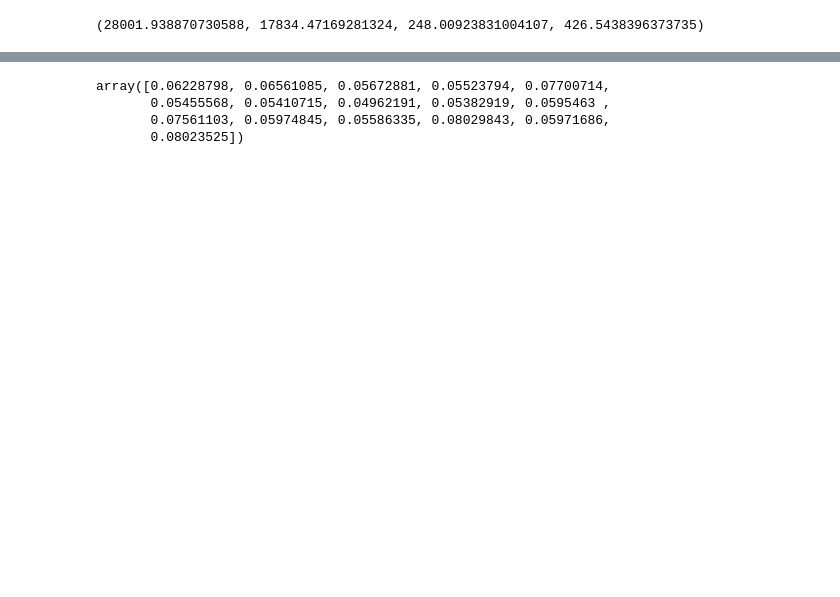
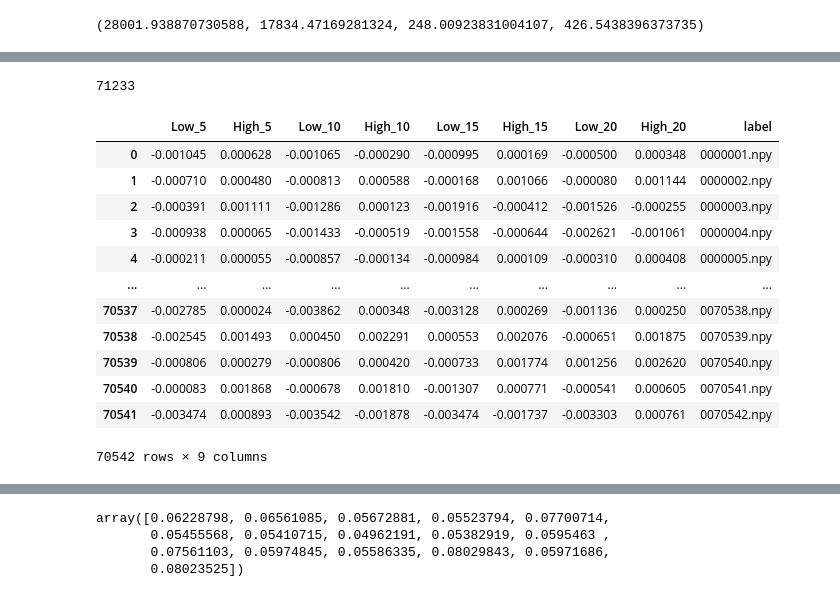
Before and after one commit to romantic-brutalist/hilbertCNN, a Jupyter notebook: dataprep.ipynb, the cells around one changed output, grey strips where cells are left out. Drawn from its saved outputs; the diff is of its cells as text; code cells hidden in the pictures; blank space fills up the shorter version.

```diff
--- a/dataprep.ipynb
+++ b/dataprep.ipynb
@@ -158,0 +212,4 @@ target_df.iloc[div:].to_parquet("imgs/test_4layer_w_volume/target_cluster_1D.par
+# %%
+div
+# %% [output]
+71233
@@ -158,0 +222,16 @@ target_df.iloc[div:].to_parquet("imgs/test_4layer_w_volume/target_cluster_1D.par
+# %%
+pd.read_parquet("imgs/train_4_layer_w_volume_128/target_next_20_128.parquet")
+# %% [output]
+|  | Low_5 | High_5 | Low_10 | High_10 | Low_15 | High_15 | Low_20 | High_20 | label |
+| 0 | -0.001045 | 0.000628 | -0.001065 | -0.000290 | -0.000995 | 0.000169 | -0.000500 | 0.000348 | 0000001.npy |
+| 1 | -0.000710 | 0.000480 | -0.000813 | 0.000588 | -0.000168 | 0.001066 | -0.000080 | 0.001144 | 0000002.npy |
+| 2 | -0.000391 | 0.001111 | -0.001286 | 0.000123 | -0.001916 | -0.000412 | -0.001526 | -0.000255 | 0000003.npy |
+| 3 | -0.000938 | 0.000065 | -0.001433 | -0.000519 | -0.001558 | -0.000644 | -0.002621 | -0.001061 | 0000004.npy |
+| 4 | -0.000211 | 0.000055 | -0.000857 | -0.000134 | -0.000984 | 0.000109 | -0.000310 | 0.000408 | 0000005.npy |
+| ... | ... | ... | ... | ... | ... | ... | ... | ... | ... |
+| 70537 | -0.002785 | 0.000024 | -0.003862 | 0.000348 | -0.003128 | 0.000269 | -0.001136 | 0.000250 | 0070538.npy |
+| 70538 | -0.002545 | 0.001493 | 0.000450 | 0.002291 | 0.000553 | 0.002076 | -0.000651 | 0.001875 | 0070539.npy |
+| 70539 | -0.000806 | 0.000279 | -0.000806 | 0.000420 | -0.000733 | 0.001774 | 0.001256 | 0.002620 | 0070540.npy |
+| 70540 | -0.000083 | 0.001868 | -0.000678 | 0.001810 | -0.001307 | 0.000771 | -0.000541 | 0.000605 | 0070541.npy |
+| 70541 | -0.003474 | 0.000893 | -0.003542 | -0.001878 | -0.003474 | -0.001737 | -0.003303 | 0.000761 | 0070542.npy |
+70542 rows × 9 columns
```
Also changed, not shown: parts of 30 cells of this notebook, 2 other files.
